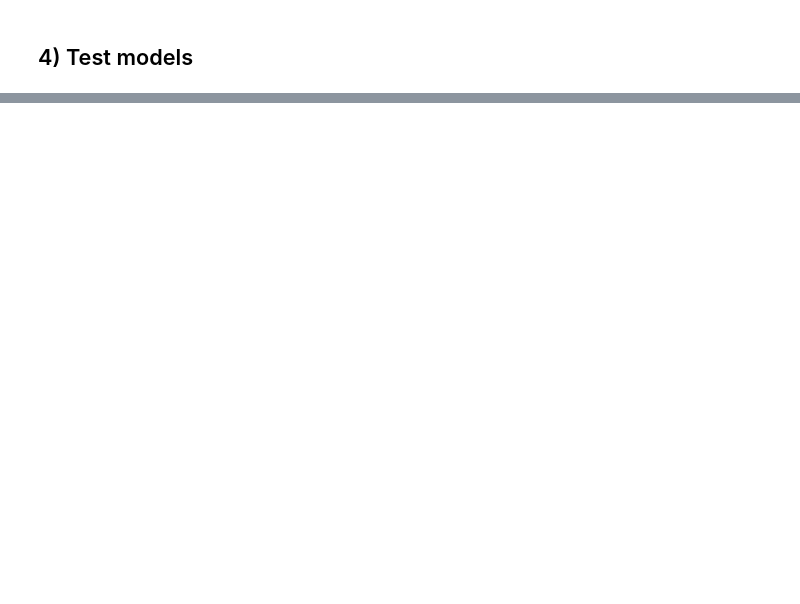
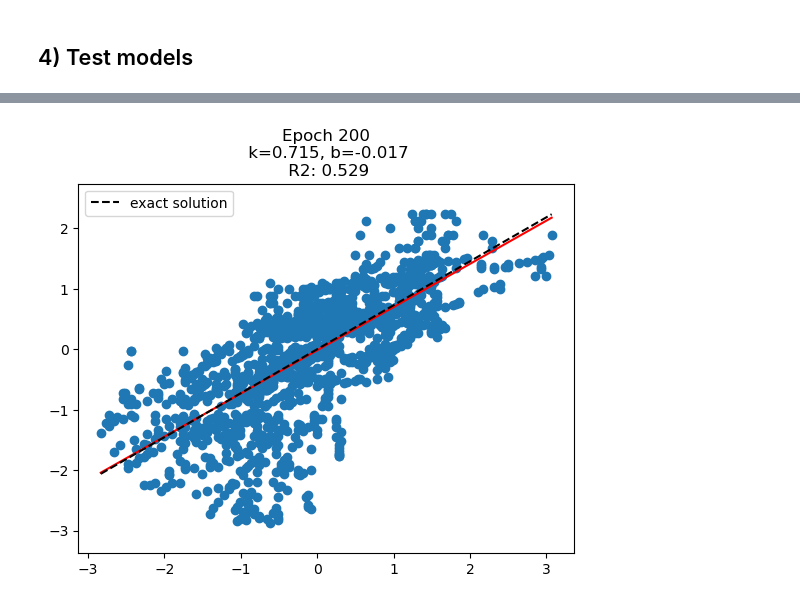
Before and after one commit to pekko-kauppila/Machine-Learning-Projects, a Jupyter notebook: Manual_linear_regression/manual_linear_regression.ipynb, the cells around one changed output, grey strips where cells are left out. Saved outputs shown, nothing was run; the diff lists cells and outputs as text; code cells hidden in the pictures; blank space fills up the shorter version.

```diff
--- a/Manual_linear_regression/manual_linear_regression.ipynb
+++ b/Manual_linear_regression/manual_linear_regression.ipynb
@@ -300,0 +325,88 @@ plt.show()
+# %%
+# Standardized x and y
+x_std = (x - x.mean()) / x.std()
+y_std = (y - y.mean()) / y.std()
+
+# New analytically solved fit coeffs for scaled variables
+coeffs_std = np.polyfit(x_std, y_std, deg=1)
+x_fit_std = np.linspace(x_std.min(), x_std.max(), len(x))
+fit_std = np.polyval(coeffs_std, x_fit_std)
+
+%matplotlib inline
+import time
+from IPython import display
+
+# Initialize model params
+k_std = 0
+b_std = 0
+l = 0.01
+epochs = 200
+
+
+# Set up figure
+fig, ax = plt.subplots(1, 1)
+ax.scatter(x_std, y_std)
+ax.set_ylim([y_std.min() - 0.5 * y_std.std(), y_std.max() + 0.5 * y_std.std()])
+
+# Initial predictions
+y_pred = k_std * x_std + b
+line, = ax.plot([x_std.min(), x_std.max()], [y_pred.min(), y_pred.max()], c='r')
+
+# Plot analytically solved line fit
+ax.plot(x_fit_std, fit_std, c='k', ls='--', label='exact solution')
+ax.legend()
+
+n = float(len(x_std))
+
+# Track k and b paths for contour plot
+path_k = [k_std]
+path_b = [b_std]
+
+# Gradient descent
+for i in range(epochs):
+
+    # Partial derivative of the MSE loss function with respect to k
+    d_k = (-2/n) * sum(x_std * (y_std - y_pred))
+
+    # Partial derivative of the MSE loss function with respect to b
+    d_b = (-2/n) * sum(y_std - y_pred)
+
+    # Update k and b based on derivatives
+    k_std = k_std - (l * d_k)
+    b_std = b_std - (l * d_b)
+
+    path_k.append(k_std)
+    path_b.append(b_std)
+
+    # Predicted y with linear fit
+    y_pred = k_std * x_std + b_std
+
+    r2 = r_squared(y_std, y_pred)
+
+    # Update line plot
+    line.set_ydata([y_pred.min(), y_pred.max()])
+    ax.set_title(f'Epoch {i+1}\n k={k_std:.3f}, b={b_std:.3f}\n R2: {r2:.3f}')
+
+    display.display(plt.gcf())
+    display.clear_output(wait=True)
+
+
+# Contour plot of loss minimization
+k_vals = np.linspace(-2, 2, 100)
+b_vals = np.linspace(-2, 2, 100)
+K, B = np.meshgrid(k_vals, b_vals)
+
+# Loss for each point
+loss_grid = np.zeros_like(K)
+for i in range(K.shape[0]):
+    for j in range(K.shape[1]):
+        y_pred_grid = K[i, j] * x_std + B[i, j]
+        loss_grid[i, j] = np.mean((y_std - y_pred_grid) ** 2)
+
+plt.figure()
+c_plot = plt.contour(K, B, loss_grid, levels=100, cmap='coolwarm')
+plt.scatter(coeffs_std[0], coeffs_std[1], c='k', marker='x', s=30, label='exact solution')
+plt.plot(path_k, path_b, c='r')
+plt.show()
+# %% [output]
+[figure, added]
```
Also changed, not shown: parts of 14 cells of this notebook.
